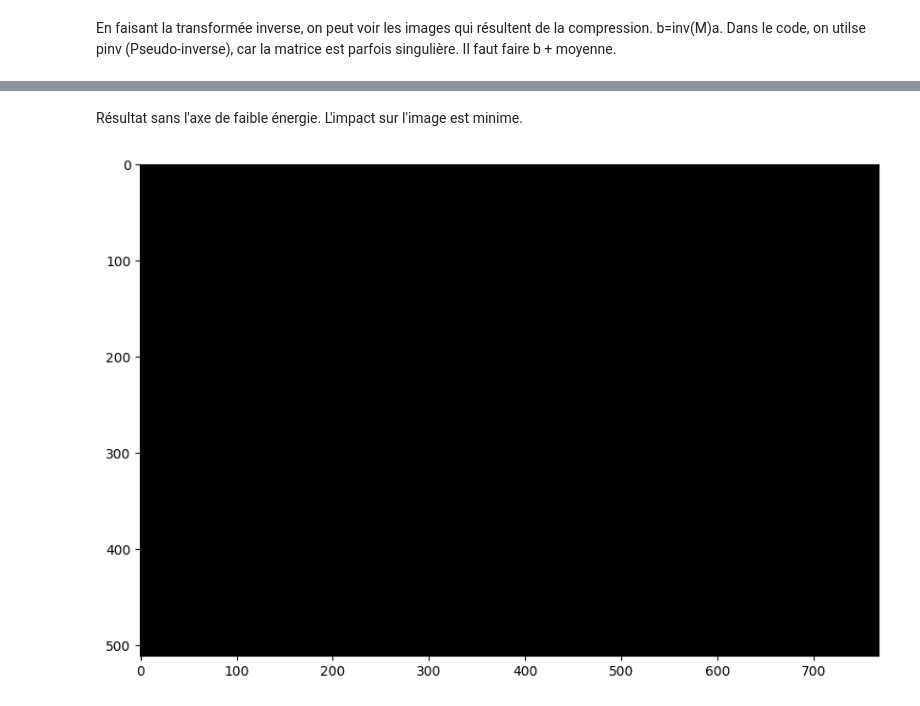
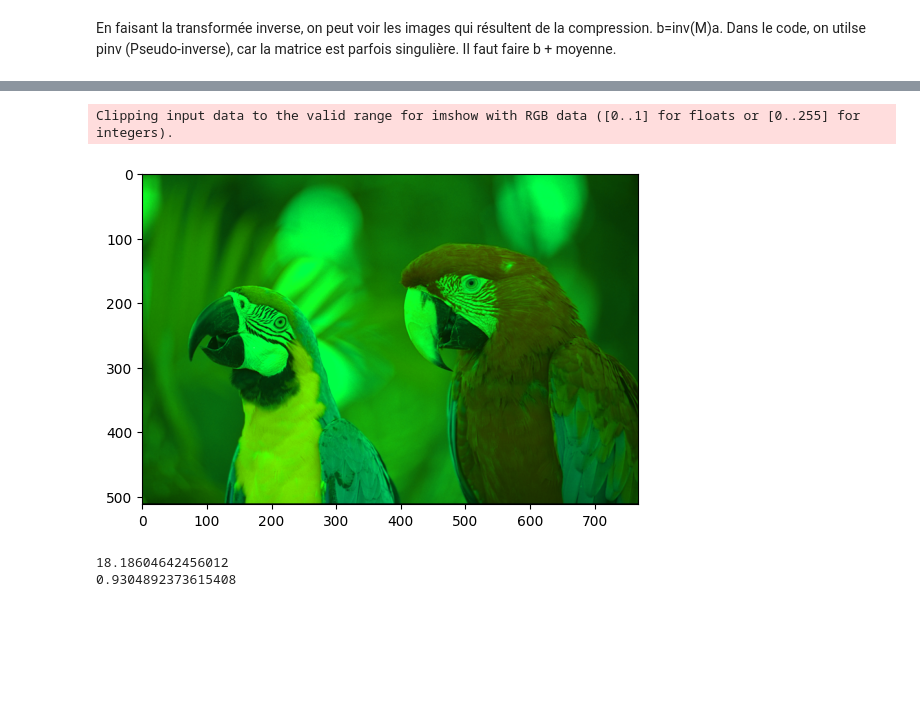
Before and after one commit to Za4khnissi/INF8770, a Jupyter notebook: TP2/transformeKL_YUV.ipynb, the cells around one changed output, grey strips where cells are left out. Cells and saved outputs as stored; diff of their text form; code cells hidden in the pictures; blank space fills up the shorter version.

```diff
--- a/TP2/transformeKL_YUV.ipynb
+++ b/TP2/transformeKL_YUV.ipynb
@@ -147,10 +260,17 @@ py.show()
-# %% [markdown]
-Résultat sans l'axe de faible énergie. L'impact sur l'image est minime.
-# %%
-fig2 = py.figure(figsize = (10,10))
-imageout = np.clip(imageRGBsansAxe2,0,255)
-imageout= imageout.astype('uint8')
-py.imshow(imageout)
-py.show()
-# %% [output]
-[figure, removed]
+# %%
+image=imagelue.astype('double')
+imageKL808 = transformKL(image, eigvec, MoyR, MoyG, MoyB, [8,0,8])
+imageout808 = transformInverseKL(imageKL808, eigvec, MoyR, MoyG, MoyB)
+imageout808= imageout808.astype('double')
+py.imshow(imageout808)
+py.show()
+image = yuv2rgb(image)
+image = rgb2gray(image)
+imageout808 = rgb2gray(imageout808)
+print(peak_signal_noise_ratio(image, imageout808))
+print(structural_similarity(image, imageout808, data_range=image.max() - image.min()))
+# %% [output]
+Clipping input data to the valid range for imshow with RGB data ([0..1] for floats or [0..255] for integers).
+[figure, added]
+18.18604642456012
+0.9304892373615408
```
Also changed, not shown: parts of 26 cells of this notebook, 2 other files.
